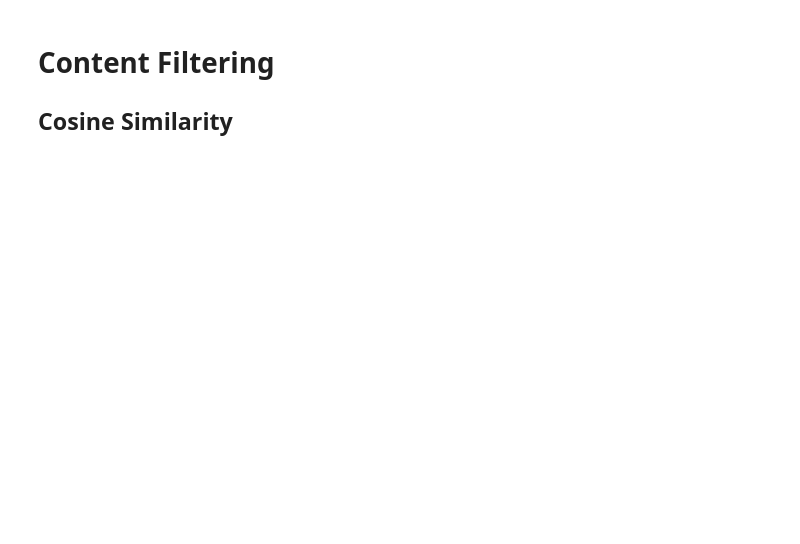
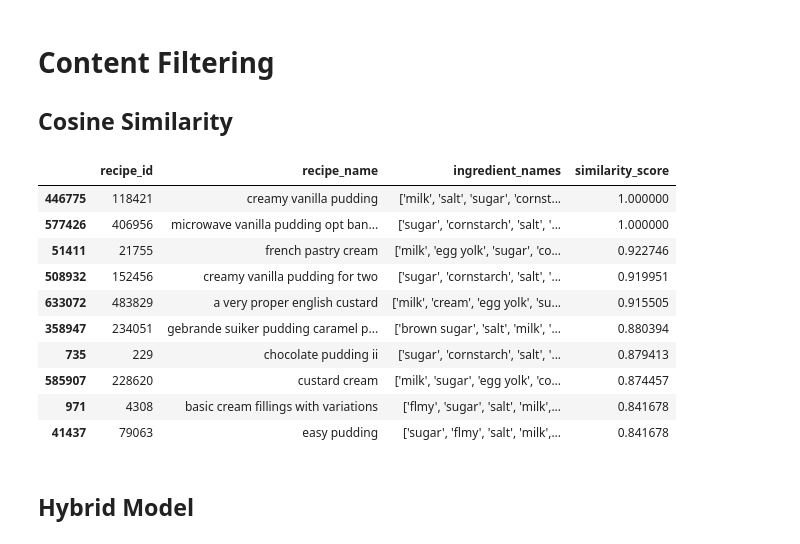
Before and after one commit to AnaqiAmir/FlavorFusion, a Jupyter notebook: recommendation_model.ipynb, the cells around one changed output. Cells and saved outputs as stored; diff of their text form; code cells hidden in the pictures; blank space fills up the shorter version.

```diff
--- a/recommendation_model.ipynb
+++ b/recommendation_model.ipynb
@@ -112,19 +207,52 @@ df_interactions_train[df_interactions_train['recipe_id']==13285]['recipe_name'].
 # %%
-# TF-IDF on ingredients
-tfidf = TfidfVectorizer(stop_words='english')
-tfidf_matrix = tfidf.fit_transform(df_interactions_train['ingredient_names'])
-
 # Function to get recommendations
 def content_based_recommendations(recipe_name, top_n=10):
+    """
+    Generate recipe recommendations using content-based filtering (cosine similarity).
+
+    Args:
+    - recipe_name: The name of the recipe that that users want the recommendations to be similar to.
+    - top_n: Number of recommendations to return.
+
+    Returns:
+    - DataFrame with top recommended recipes.
+    """
+    # Get recipe_id based on recipe_name
     idx = df_interactions_train[df_interactions_train['recipe_name'] == recipe_name].index[0]
+
+    # Find cosine similarity scores
     cosine_sim = cosine_similarity(tfidf_matrix[idx], tfidf_matrix)
     sim_scores = list(enumerate(cosine_sim[0]))
     sim_scores = sorted(sim_scores, key=lambda x: x[1], reverse=True)
-    sim_scores = sim_scores[1:top_n + 1]
+
+    # Get recipe indices based on the top sim scores
     recipe_indices = [i[0] for i in sim_scores]
-    output = df_interactions_train.iloc[recipe_indices][['recipe_name', 'ingredient_names']]
+
+    # Create output in form of dataframe
+    output = df_interactions_train.iloc[recipe_indices][['recipe_id', 'recipe_name', 'ingredient_names']]
+    output['similarity_score'] = [item[1] for item in sim_scores]
+
+    # Drop duplicate recipes (since recipes show up as many times as they are rated)
     output.drop_duplicates(subset=['recipe_name', 'ingredient_names'],inplace=True)
+
+    # Keep only the top n recipes to recommend (excludes the given recipe itself which has sim_score=1)
+    output = output.iloc[1:top_n+1]
+
     return output
 
 # Test the function
-content_based_recommendations('zucchini moussaka')
+content_based_recommendations('vanilla pudding')
+# %% [output]
+|  | recipe_id | recipe_name | ingredient_names | similarity_score |
+| 446775 | 118421 | creamy vanilla pudding | ['milk', 'salt', 'sugar', 'cornst... | 1.000000 |
+| 577426 | 406956 | microwave vanilla pudding opt ban... | ['sugar', 'cornstarch', 'salt', '... | 1.000000 |
+| 51411 | 21755 | french pastry cream | ['milk', 'egg yolk', 'sugar', 'co... | 0.922746 |
+| 508932 | 152456 | creamy vanilla pudding for two | ['sugar', 'cornstarch', 'salt', '... | 0.919951 |
+| 633072 | 483829 | a very proper english custard | ['milk', 'cream', 'egg yolk', 'su... | 0.915505 |
+| 358947 | 234051 | gebrande suiker pudding caramel p... | ['brown sugar', 'salt', 'milk', '... | 0.880394 |
+| 735 | 229 | chocolate pudding ii | ['sugar', 'cornstarch', 'salt', '... | 0.879413 |
+| 585907 | 228620 | custard cream | ['milk', 'sugar', 'egg yolk', 'co... | 0.874457 |
+| 971 | 4308 | basic cream fillings with variations | ['flmy', 'sugar', 'salt', 'milk',... | 0.841678 |
+| 41437 | 79063 | easy pudding | ['sugar', 'flmy', 'salt', 'milk',... | 0.841678 |
+# %% [markdown]
+## Hybrid Model
```
Also changed, not shown: parts of 20 cells of this notebook, 1 other file.
